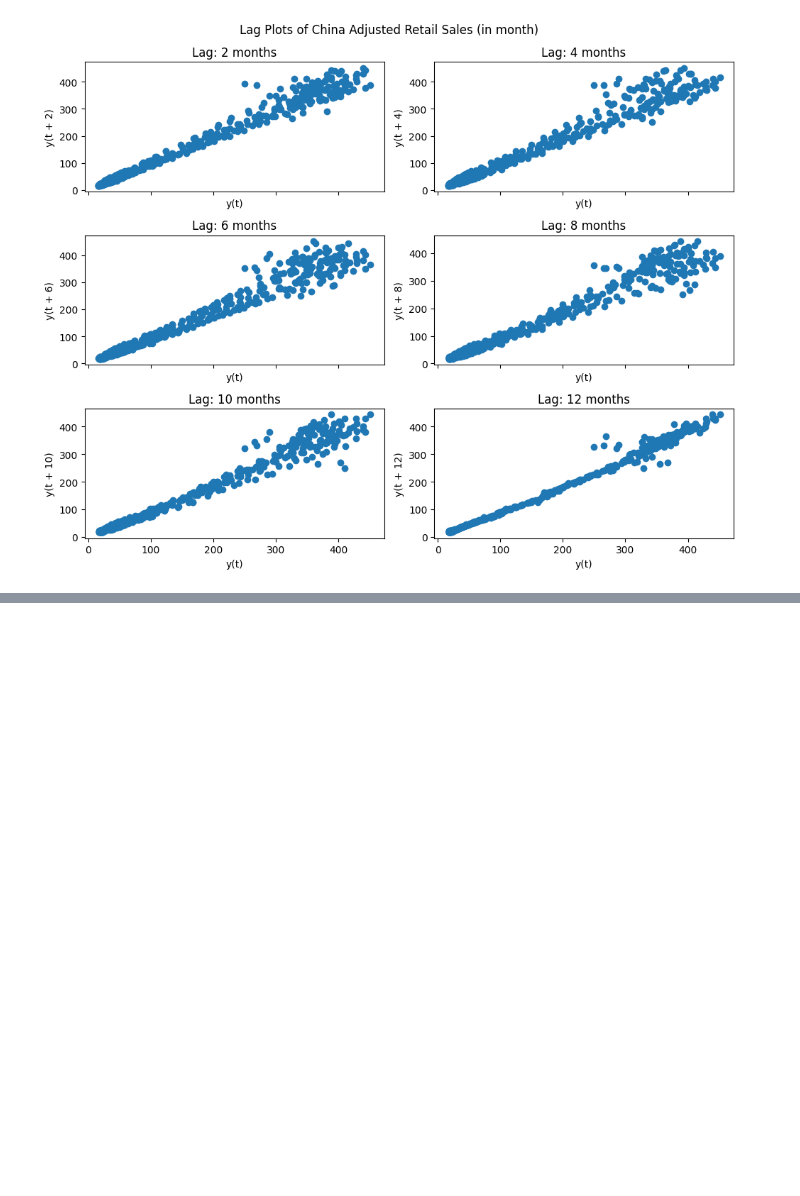
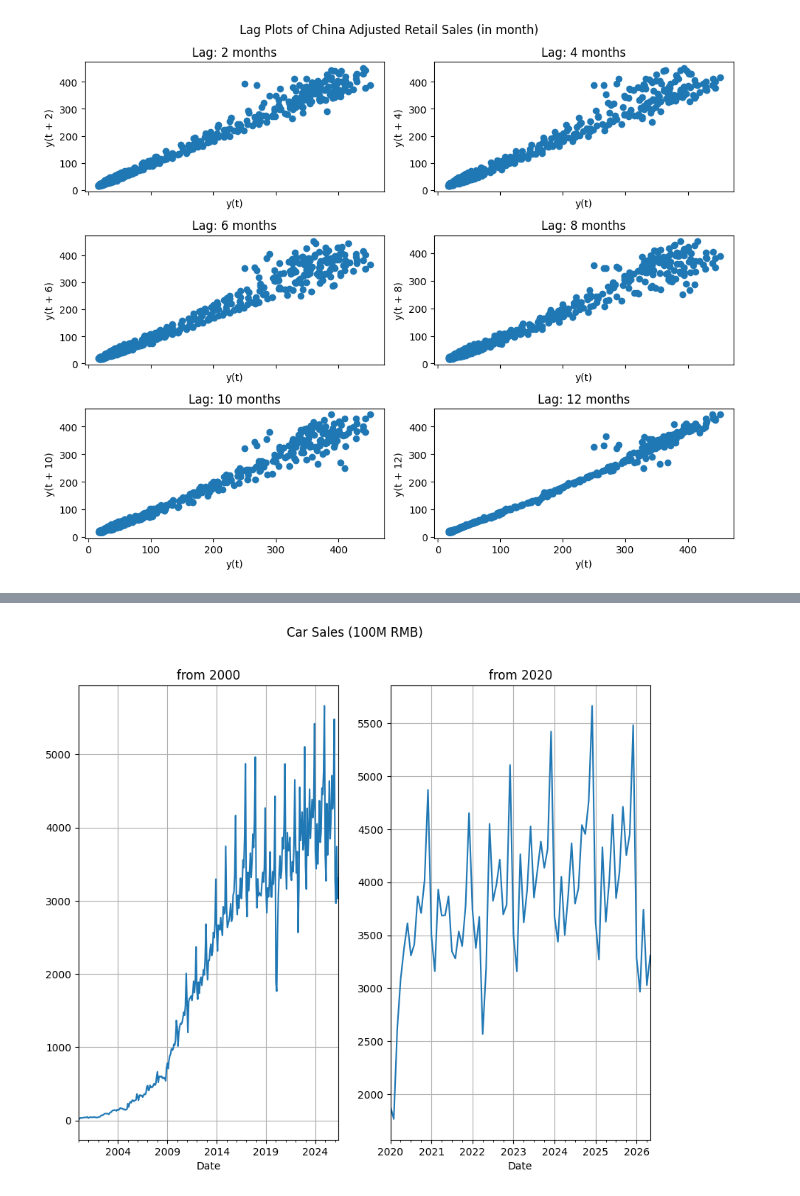
Before and after one commit to FlyingCuteCats/Freetime-Projects, a Jupyter notebook: China Retail Sales/Process.ipynb, the cells around one changed output, grey strips where cells are left out. Saved outputs shown, nothing was run; the diff lists cells and outputs as text; code cells hidden in the pictures; blank space fills up the shorter version.

```diff
--- a/China Retail Sales/Process.ipynb
+++ b/China Retail Sales/Process.ipynb
@@ -301,0 +434,13 @@ cn_ppi['Diff (C-O)'].plot(title='CPI-PPI Output')
+# %%
+fig, axs = plt.subplots(1, 2, figsize=(10,8))
+
+cncar['Car Sales (100M RMB)'].plot(ax=axs[0], title="from 2000")
+cncar[cncar.index.year>=2020]['Car Sales (100M RMB)'].plot(ax=axs[1], title="from 2020")
+
+#fig.autofmt_xdate()
+for ax in axs:
+    ax.grid(which='major')
+plt.suptitle("Car Sales (100M RMB)")
+plt.show()
+# %% [output]
+[figure, added]
```
Also changed, not shown: parts of 27 cells of this notebook, 3 other files.
